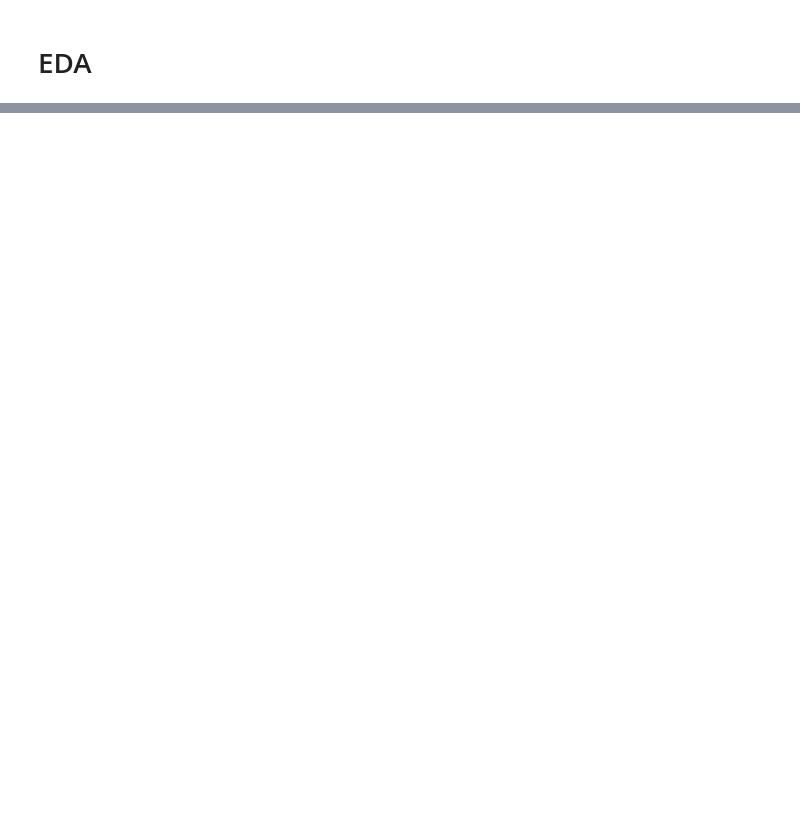
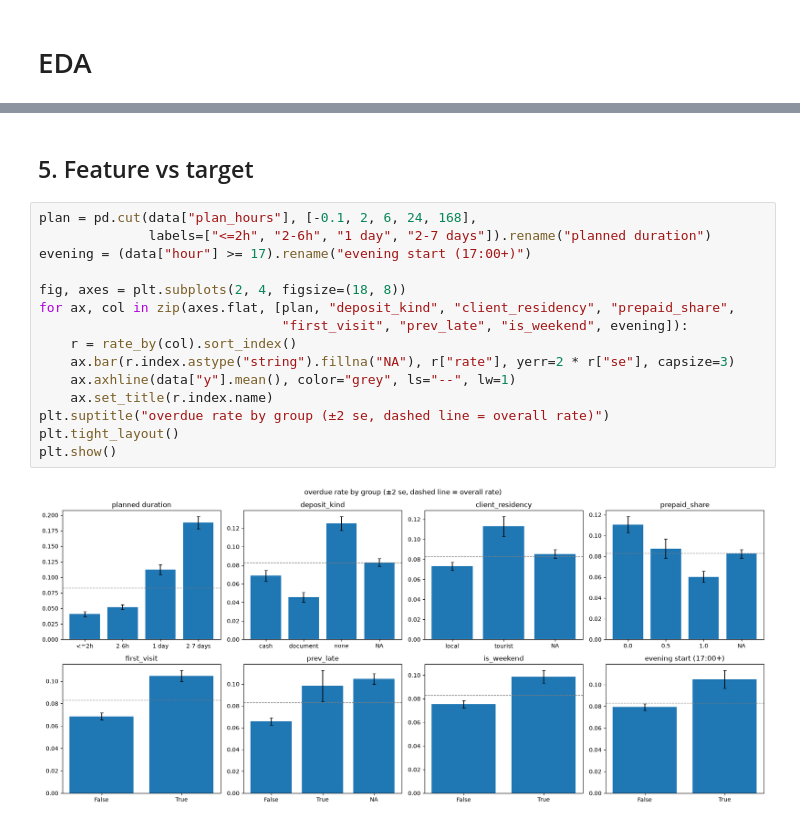
Before and after one commit to kirillrub108/predict-rental-overdue, a Jupyter notebook: main.ipynb, the cells around one changed output, grey strips where cells are left out. Saved outputs shown, nothing was run; the diff lists cells and outputs as text; blank space fills up the shorter version.

```diff
--- a/main.ipynb
+++ b/main.ipynb
@@ -37,0 +228,19 @@ df.describe()
+# %% [markdown]
+## 5. Feature vs target
+# %%
+plan = pd.cut(data["plan_hours"], [-0.1, 2, 6, 24, 168],
+              labels=["<=2h", "2-6h", "1 day", "2-7 days"]).rename("planned duration")
+evening = (data["hour"] >= 17).rename("evening start (17:00+)")
+
+fig, axes = plt.subplots(2, 4, figsize=(18, 8))
+for ax, col in zip(axes.flat, [plan, "deposit_kind", "client_residency", "prepaid_share",
+                               "first_visit", "prev_late", "is_weekend", evening]):
+    r = rate_by(col).sort_index()
+    ax.bar(r.index.astype("string").fillna("NA"), r["rate"], yerr=2 * r["se"], capsize=3)
+    ax.axhline(data["y"].mean(), color="grey", ls="--", lw=1)
+    ax.set_title(r.index.name)
+plt.suptitle("overdue rate by group (±2 se, dashed line = overall rate)")
+plt.tight_layout()
+plt.show()
+# %% [output]
+[figure, added]
```
Also changed, not shown: parts of 34 cells of this notebook, 2 other files.
